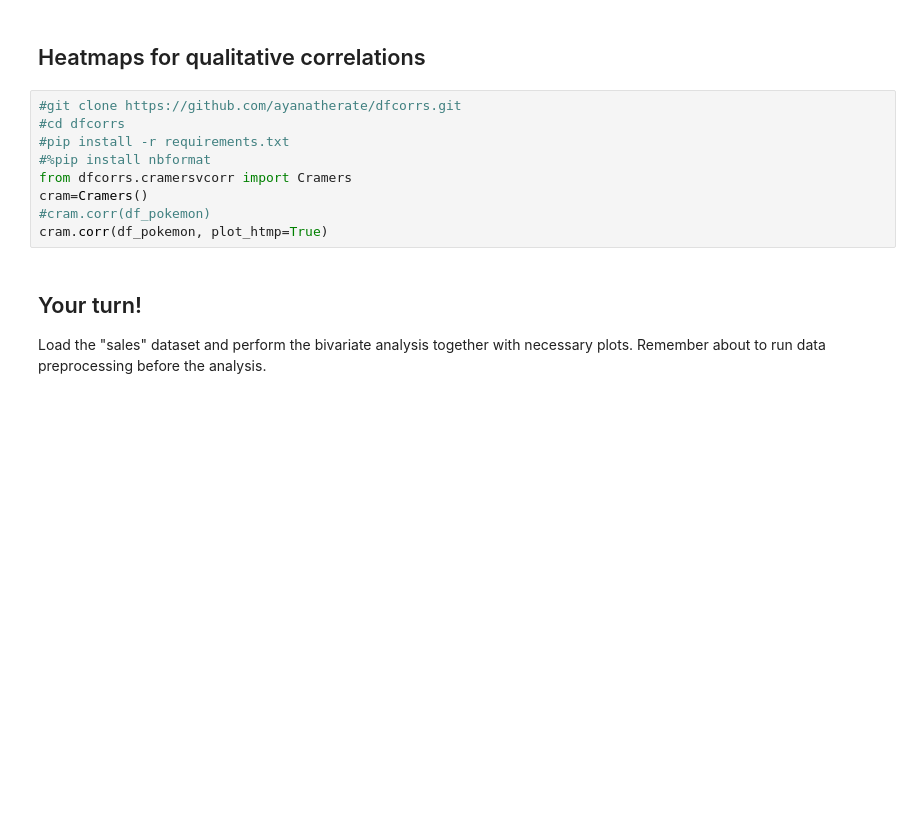
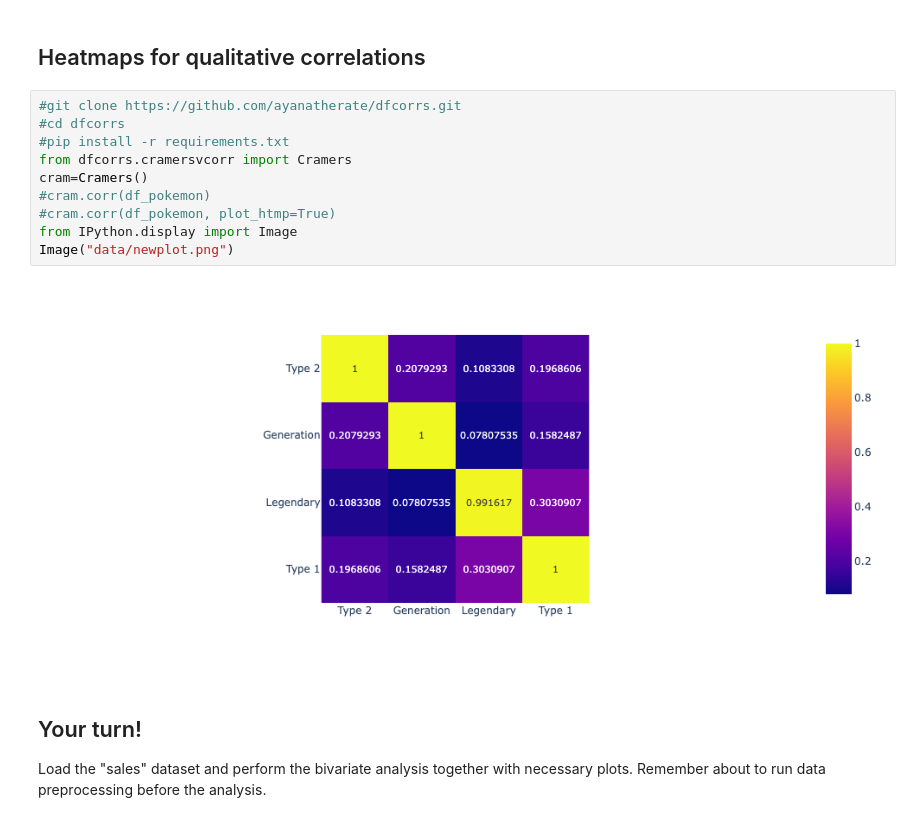
Before and after one commit to 208252/statistics, a Jupyter notebook: 10-bivariate.ipynb, the cells around one changed output. Saved outputs shown, nothing was run; the diff lists cells and outputs as text; blank space fills up the shorter version.

Commit message:
heatmap

```diff
--- a/10-bivariate.ipynb
+++ b/10-bivariate.ipynb
@@ -563,12 +563,15 @@ plt.show()
 # %%
 #git clone https://github.com/ayanatherate/dfcorrs.git
 #cd dfcorrs
 #pip install -r requirements.txt
-#%pip install nbformat
 from dfcorrs.cramersvcorr import Cramers
 cram=Cramers()
 #cram.corr(df_pokemon)
-cram.corr(df_pokemon, plot_htmp=True)
+#cram.corr(df_pokemon, plot_htmp=True)
+from IPython.display import Image
+Image("data/newplot.png")
+# %% [output]
+[figure, added]
 # %% [markdown]
 ## Your turn!
 
```
Also changed, not shown: 1 other file.
